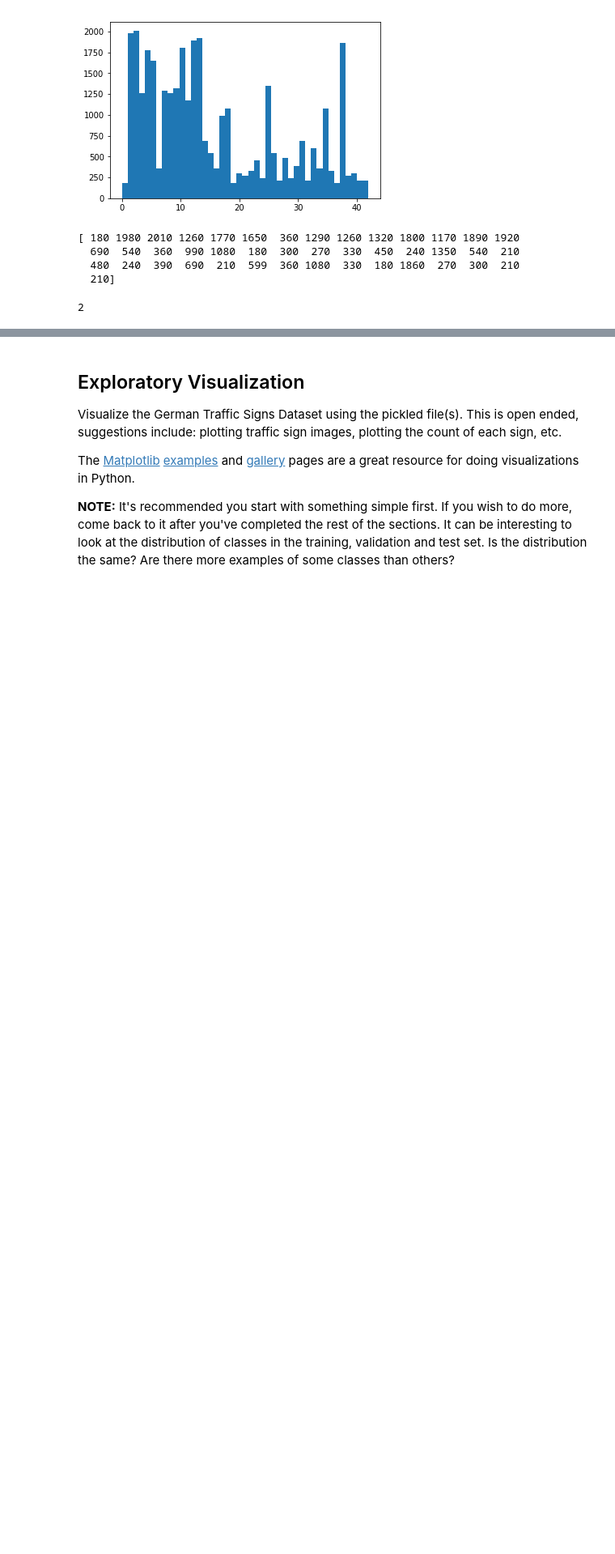
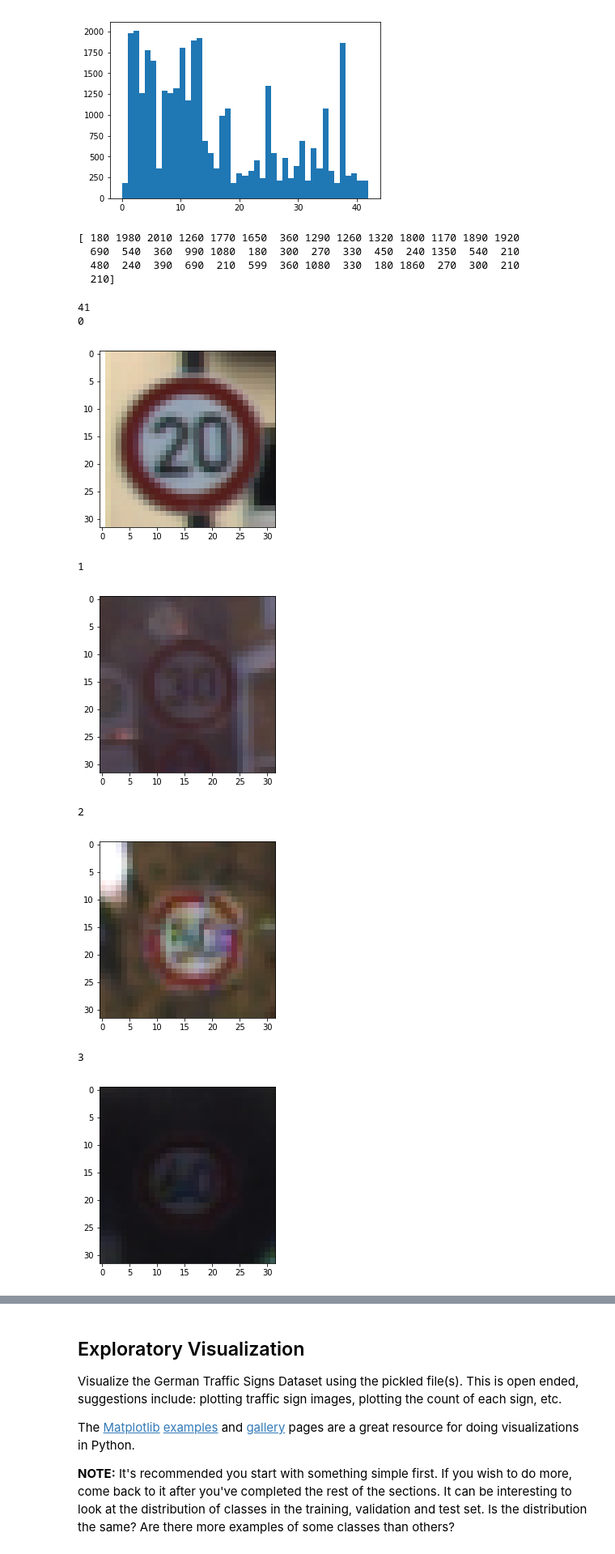
Before and after one commit to srikanthadya/Traffic-Signal-Classification, a Jupyter notebook: Traffic-Sign-Classifier.ipynb, the cells around one changed output, grey strips where cells are left out. Shown at 81% size. Saved outputs shown, nothing was run; the diff lists cells and outputs as text; code cells hidden in the pictures; blank space fills up the shorter version.

```diff
--- a/Traffic-Sign-Classifier.ipynb
+++ b/Traffic-Sign-Classifier.ipynb
@@ -95,8 +95,21 @@ print(counts)
   690  540  360  990 1080  180  300  270  330  450  240 1350  540  210
   480  240  390  690  210  599  360 1080  330  180 1860  270  300  210
   210]
-# %%
-import multiprocessing as mp
-mp.cpu_count()
-# %% [output]
-2
+# %%
+import matplotlib.pyplot as plt
+print(y_train[0])
+for i in range(43):
+
+  print(i)
+  plt.imshow(X_train[np.argmax(y_train==i)])
+  plt.show()
+# %% [output]
+41
+0
+[figure, added]
+1
+[figure, added]
+2
+[figure, added]
+3
+[figure, added]
```
Also changed, not shown: parts of 2 cells of this notebook, 1 other file.
